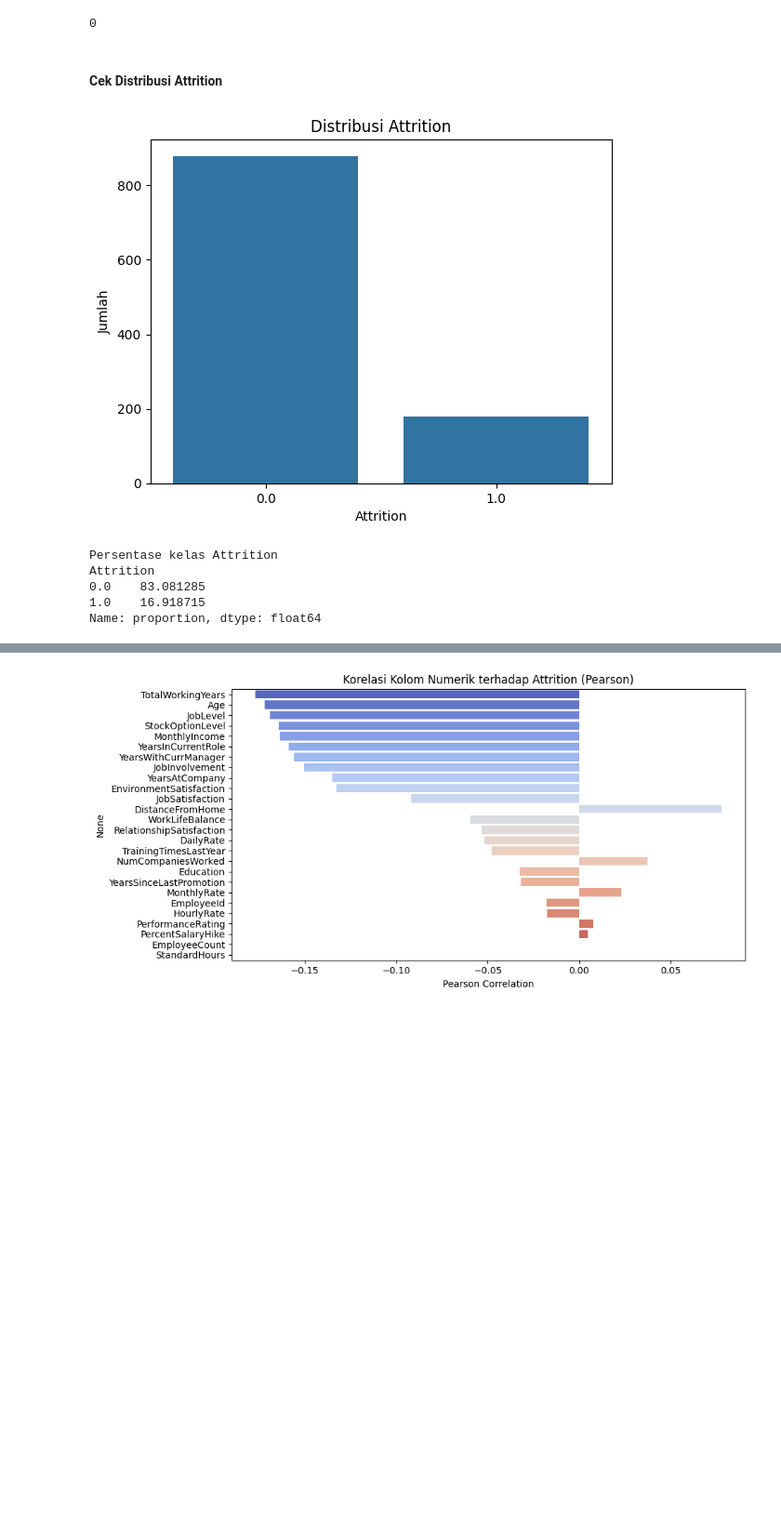
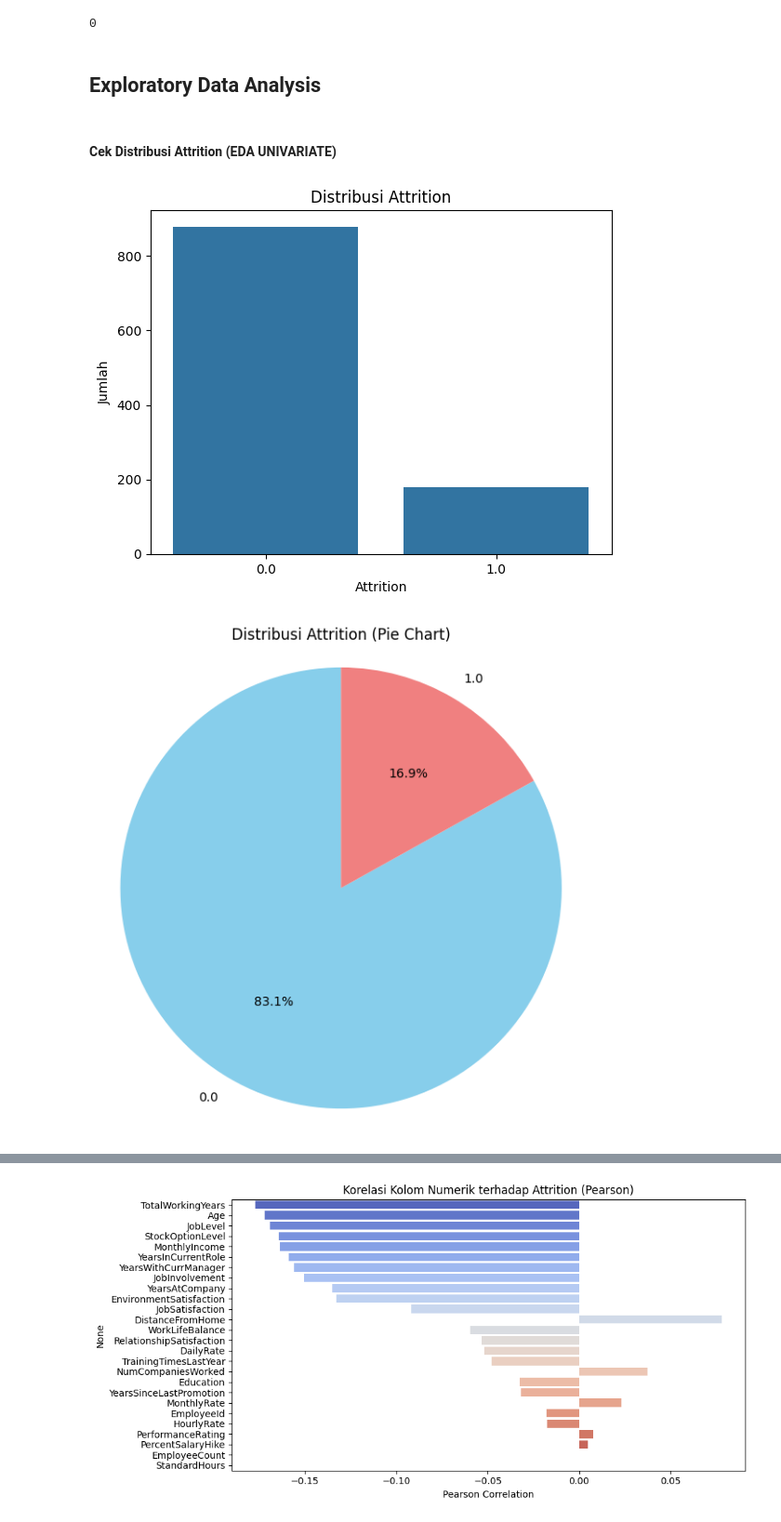
Before and after one commit to rahmantaufik27/analysis-attrition-dicoding, a Jupyter notebook: notebook.ipynb, the cells around one changed output, grey strips where cells are left out. Shown at 93% size. Cells and saved outputs as stored; diff of their text form; code cells hidden in the pictures; blank space fills up the shorter version.

```diff
--- a/notebook.ipynb
+++ b/notebook.ipynb
@@ -102,24 +102,35 @@ duplicate_count = df.duplicated().sum()
 duplicate_count
 # %% [output]
 0
+# %% [markdown]
+## Exploratory Data Analysis
 # %% [markdown]
-#### Cek Distribusi Attrition
+#### Cek Distribusi Attrition (EDA UNIVARIATE)
 # %%
 # Visualisasi Distribusi Target
 plt.figure()
 sns.countplot(data=df, x='Attrition')
 plt.title("Distribusi Attrition")
 plt.xlabel("Attrition")
 plt.ylabel("Jumlah")
 plt.show()
 
-percentages = df['Attrition'].value_counts(normalize=True) * 100
-print("Persentase kelas Attrition")
-print(percentages)
+# percentages = df['Attrition'].value_counts(normalize=True) * 100
+# print("Persentase kelas Attrition")
+# print(percentages)
+
+plt.figure(figsize=(7, 7))
+
+attrition_counts = df['Attrition'].value_counts()
+plt.pie(attrition_counts,
+        labels=attrition_counts.index,
+        autopct='%1.1f%%',
+        startangle=90,
+        colors=['skyblue', 'lightcoral'])
+
+plt.title("Distribusi Attrition (Pie Chart)")
+plt.axis('equal')
+plt.show()
 # %% [output]
 [figure]
-Persentase kelas Attrition
-Attrition
-0.0    83.081285
-1.0    16.918715
-Name: proportion, dtype: float64
+[figure, added]
```
Also changed, not shown: parts of 9 cells of this notebook, 1 other file.
